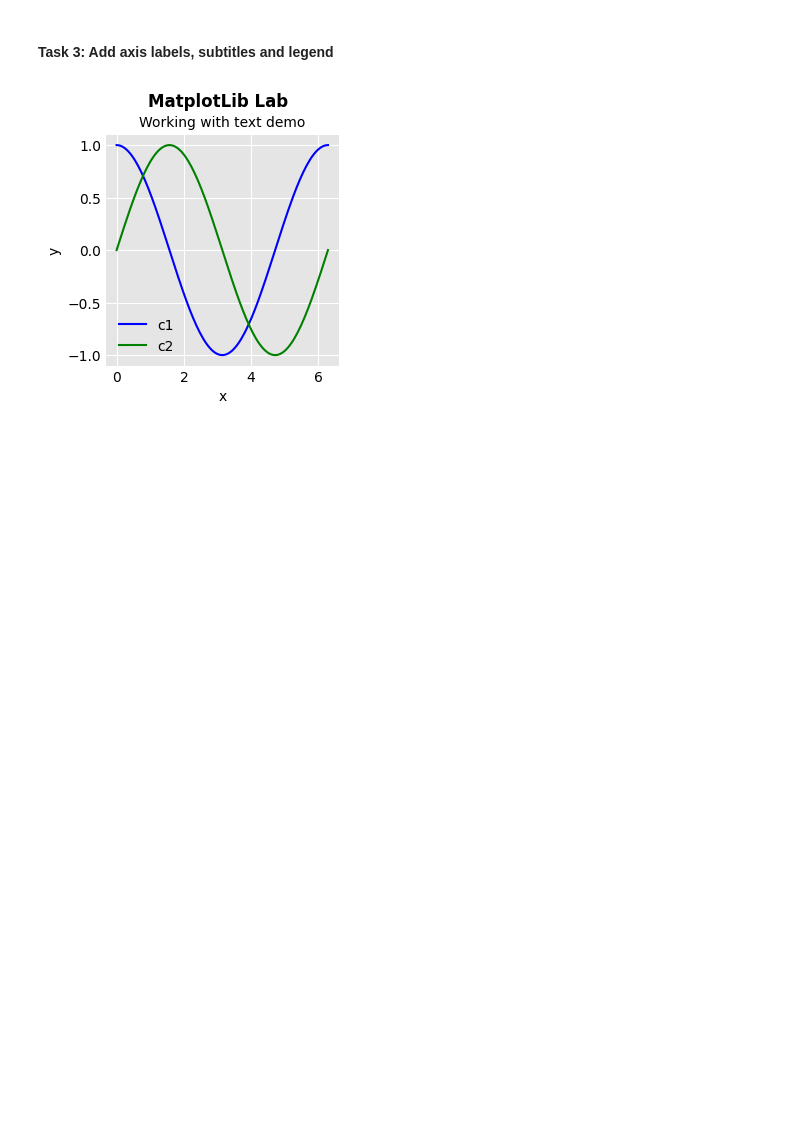
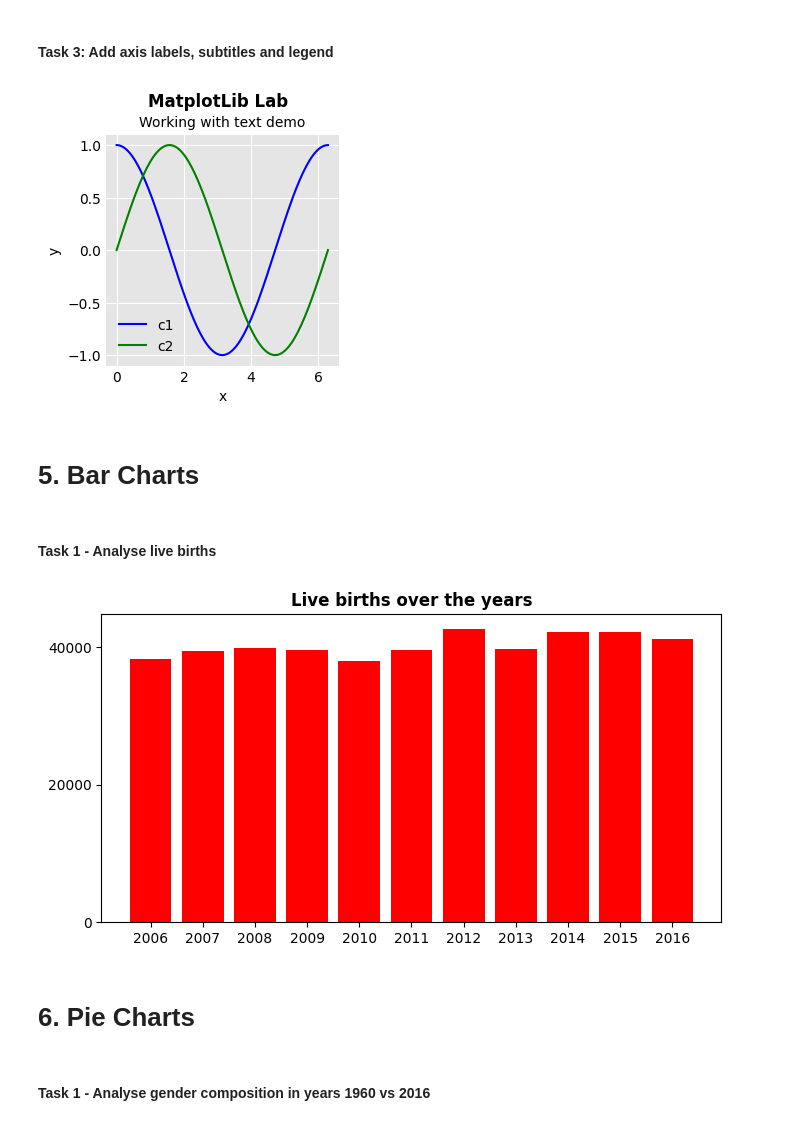
Before and after one commit to iyliahutta/Intro-to-Programming-for-DS, a Jupyter notebook: Lab 3/Lab 3.ipynb, the cells around one changed output. Saved outputs shown, nothing was run; the diff lists cells and outputs as text; code cells hidden in the pictures; blank space fills up the shorter version.

Commit message:
lab 3 - complete part 5 task 1

```diff
--- a/Lab 3/Lab 3.ipynb
+++ b/Lab 3/Lab 3.ipynb
@@ -260,3 +260,42 @@ plt.title('Working with text demo', fontsize=10) # use title for subtitle
 plt.show()
 # %% [output]
 [figure]
+# %% [markdown]
+# 5. Bar Charts
+# %% [markdown]
+#### Task 1 - Analyse live births
+# %%
+data = np.loadtxt("/Users/iylia/Library/Mobile Documents/com~apple~CloudDocs/SP/Intro to Programming for DS/Lab 3/Lab3_Datasets/live-births.csv",skiprows=1,dtype=[('year','i8'),('level_1','U50'),('value','U50')],delimiter=",")
+
+# Extract only the rows with “Total Live-Births" in the “level_1” column
+keyword = 'Total Live-Births'
+column_to_search = data['level_1']
+out = [i for i, v in enumerate(column_to_search) if keyword in v]
+data = data[out]
+
+# filter for years 2006 to 2016
+data = data[data['year'] >= 2006]
+
+# convert 'value' column into integer
+value = data['value'].astype(int)
+
+# plot bar chart
+fig = plt.figure(figsize=(8,4))
+ax = fig.add_subplot(111)
+
+# bar chart
+ax.bar(data['year'],
+        value,
+        color='red')
+
+ax.yaxis.set(ticks=np.arange(0,50000,20000)) # set y-axis ticks
+plt.xticks(data['year'], np.arange(2006,2017,1)) # set x-axis ticks
+plt.title('Live births over the years', fontweight='bold') # set title
+
+plt.show()
+# %% [output]
+[figure, added]
+# %% [markdown]
+# 6. Pie Charts
+# %% [markdown]
+#### Task 1 - Analyse gender composition in years 1960 vs 2016
```
